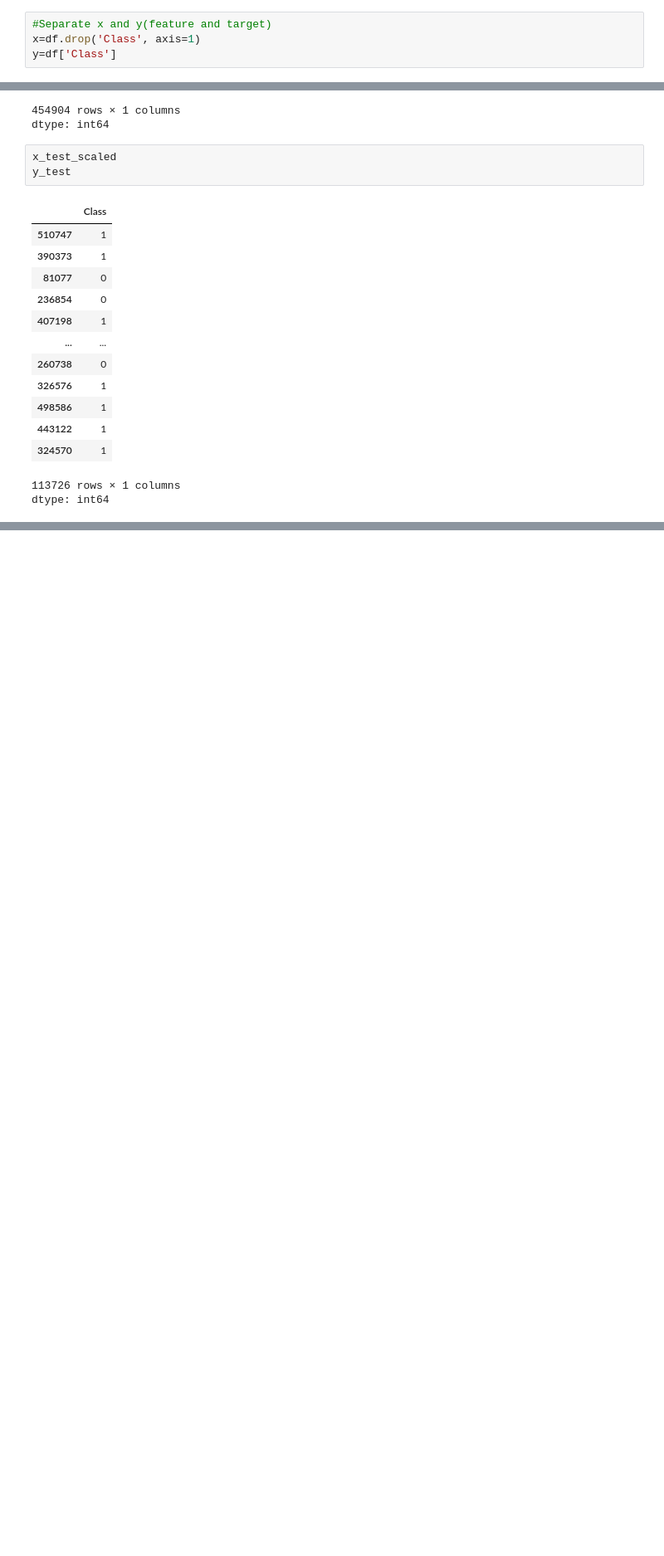
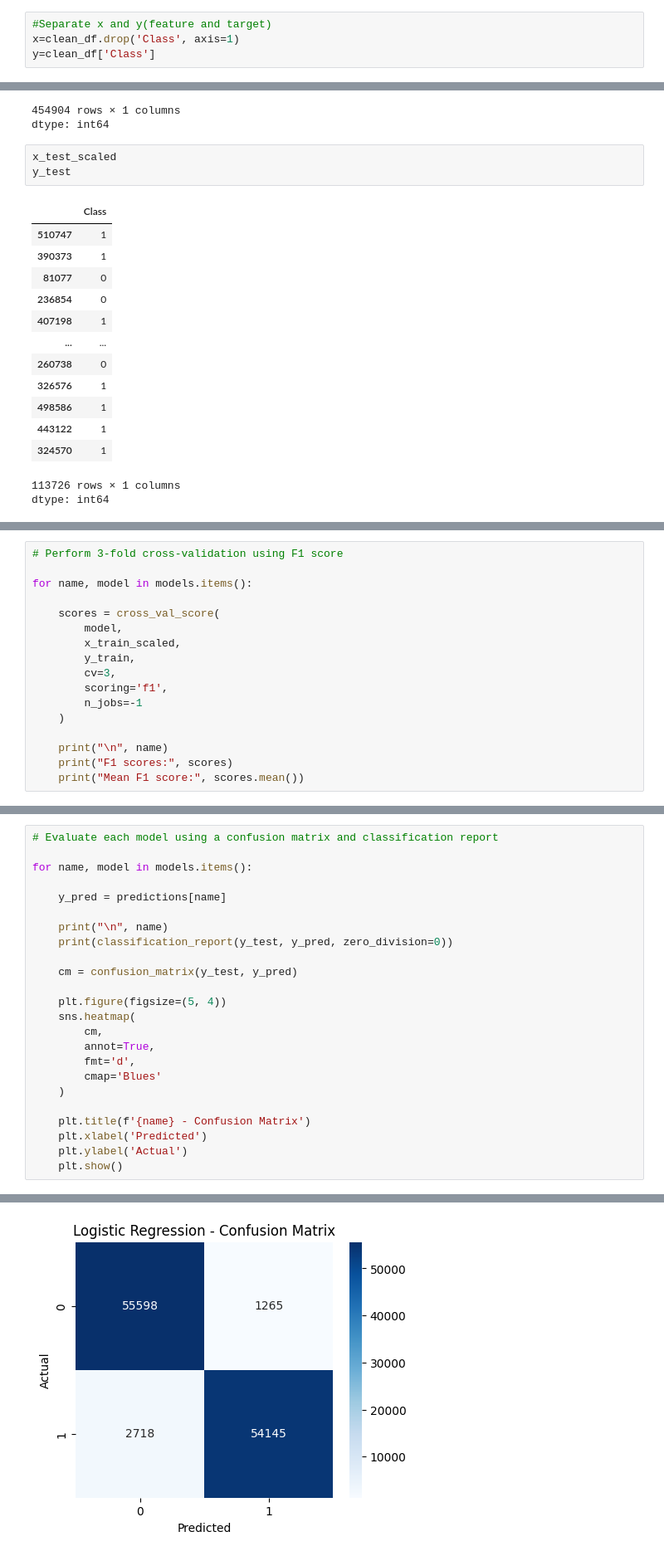
Before and after one commit to Group11members/CREDIT-CARD-FRAUD-DETECTION-, a Jupyter notebook: notebooks/Creditcardfrauddetection.ipynb, the cells around one changed output, grey strips where cells are left out. Shown at 83% size. Saved outputs shown, nothing was run; the diff lists cells and outputs as text; blank space fills up the shorter version.

Commit message:
evaluated the model and check whether files were saved properly

```diff
--- a/notebooks/Creditcardfrauddetection.ipynb
+++ b/notebooks/Creditcardfrauddetection.ipynb
@@ -498,7 +446,7 @@ df.shape
 # %%
 #Separate x and y(feature and target)
-x=df.drop('Class', axis=1)
-y=df['Class']
+x=clean_df.drop('Class', axis=1)
+y=clean_df['Class']
 # %%
 
 #The features #The predictive features
@@ -598,0 +788,17 @@ Defense focus;
+# %%
+# Perform 3-fold cross-validation using F1 score
+
+for name, model in models.items():
+
+    scores = cross_val_score(
+        model,
+        x_train_scaled,
+        y_train,
+        cv=3,
+        scoring='f1',
+        n_jobs=-1
+    )
+
+    print("\n", name)
+    print("F1 scores:", scores)
+    print("Mean F1 score:", scores.mean())
@@ -598,0 +875,25 @@ Defense focus;
+# %%
+# Evaluate each model using a confusion matrix and classification report
+
+for name, model in models.items():
+
+    y_pred = predictions[name]
+
+    print("\n", name)
+    print(classification_report(y_test, y_pred, zero_division=0))
+
+    cm = confusion_matrix(y_test, y_pred)
+
+    plt.figure(figsize=(5, 4))
+    sns.heatmap(
+        cm,
+        annot=True,
+        fmt='d',
+        cmap='Blues'
+    )
+
+    plt.title(f'{name} - Confusion Matrix')
+    plt.xlabel('Predicted')
+    plt.ylabel('Actual')
+    plt.show()
+# %% [output]
@@ -598,0 +909 @@ Defense focus;
+[figure, added]
```
Also changed, not shown: parts of 60 cells of this notebook.
